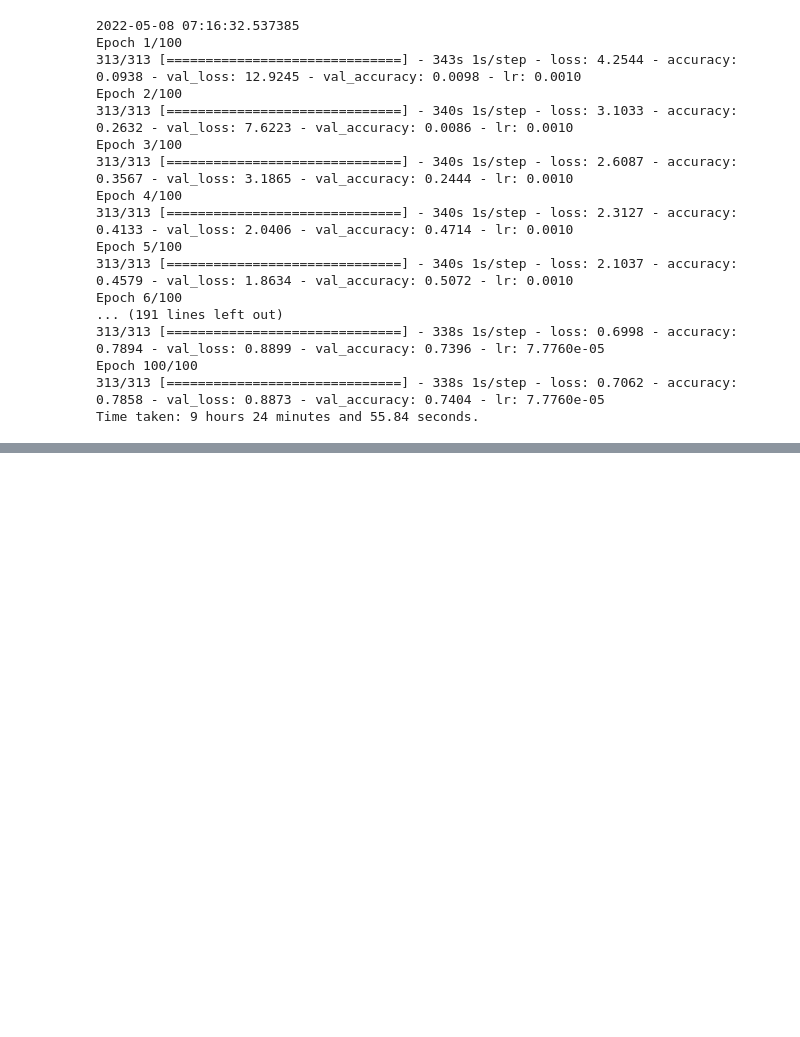
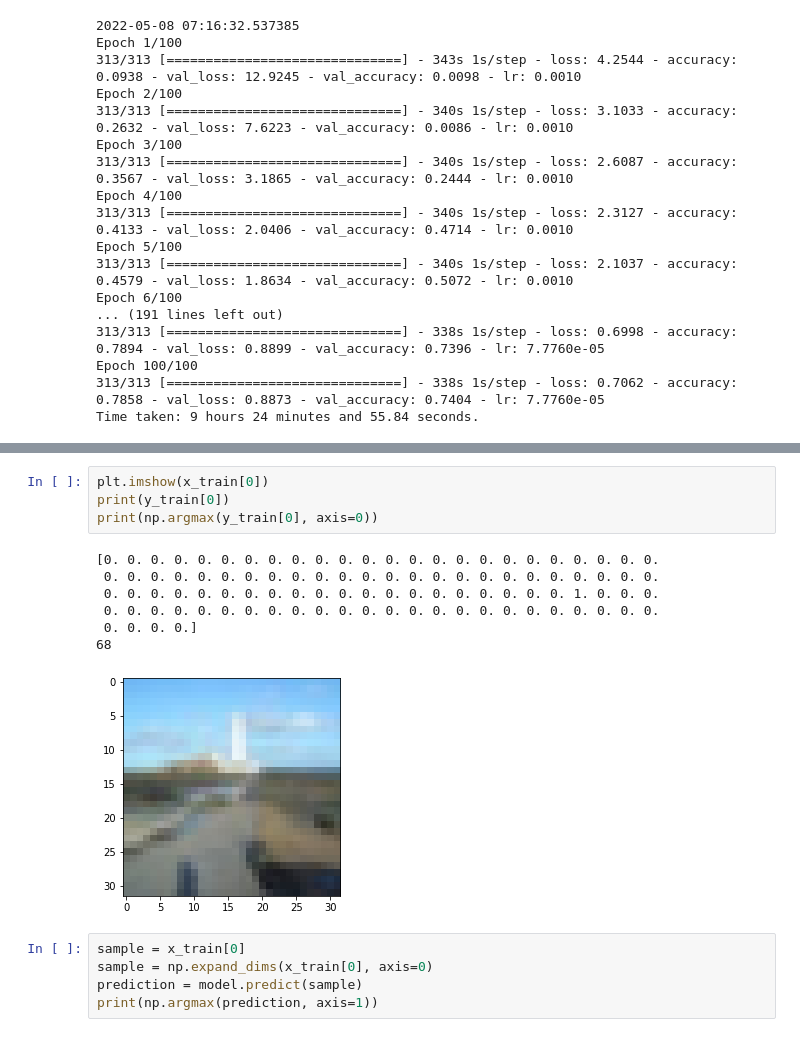
Before and after one commit to borjagomez/MLOps-MiniCapstone, a Jupyter notebook: app/model/model.ipynb, the cells around one changed output, grey strips where cells are left out. Cells and saved outputs as stored; diff of their text form; blank space fills up the shorter version.

```diff
--- a/app/model/model.ipynb
+++ b/app/model/model.ipynb
@@ -201,0 +218,17 @@ model.save('/content/drive/MyDrive/Models/cifar100.h5')
+# %%
+plt.imshow(x_train[0])
+print(y_train[0])
+print(np.argmax(y_train[0], axis=0))
+# %% [output]
+[0. 0. 0. 0. 0. 0. 0. 0. 0. 0. 0. 0. 0. 0. 0. 0. 0. 0. 0. 0. 0. 0. 0. 0.
+ 0. 0. 0. 0. 0. 0. 0. 0. 0. 0. 0. 0. 0. 0. 0. 0. 0. 0. 0. 0. 0. 0. 0. 0.
+ 0. 0. 0. 0. 0. 0. 0. 0. 0. 0. 0. 0. 0. 0. 0. 0. 0. 0. 0. 0. 1. 0. 0. 0.
+ 0. 0. 0. 0. 0. 0. 0. 0. 0. 0. 0. 0. 0. 0. 0. 0. 0. 0. 0. 0. 0. 0. 0. 0.
+ 0. 0. 0. 0.]
+68
+[figure, added]
+# %%
+sample = x_train[0]
+sample = np.expand_dims(x_train[0], axis=0)
+prediction = model.predict(sample)
+print(np.argmax(prediction, axis=1))
```
Also changed, not shown: parts of 4 cells of this notebook.
